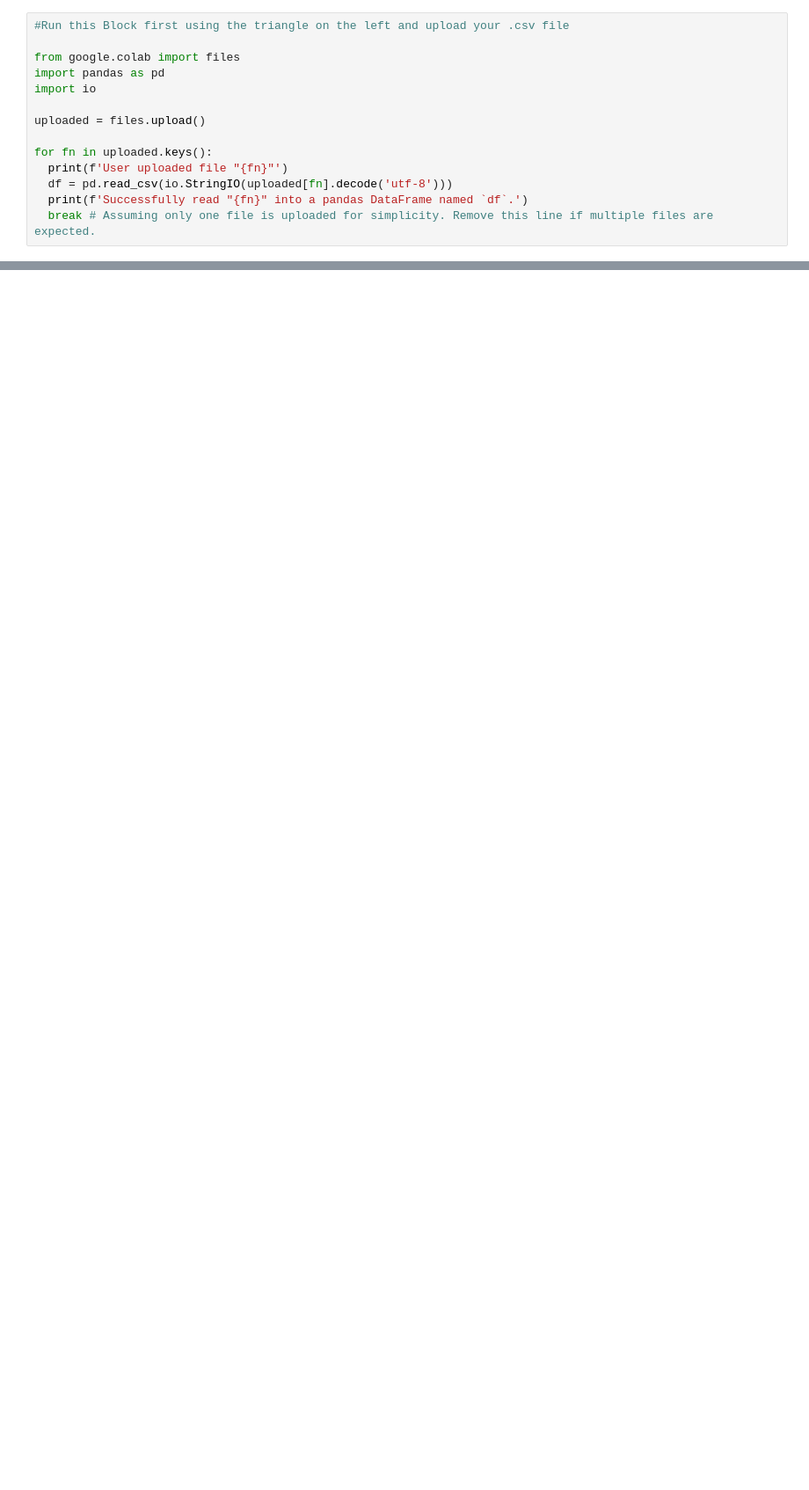
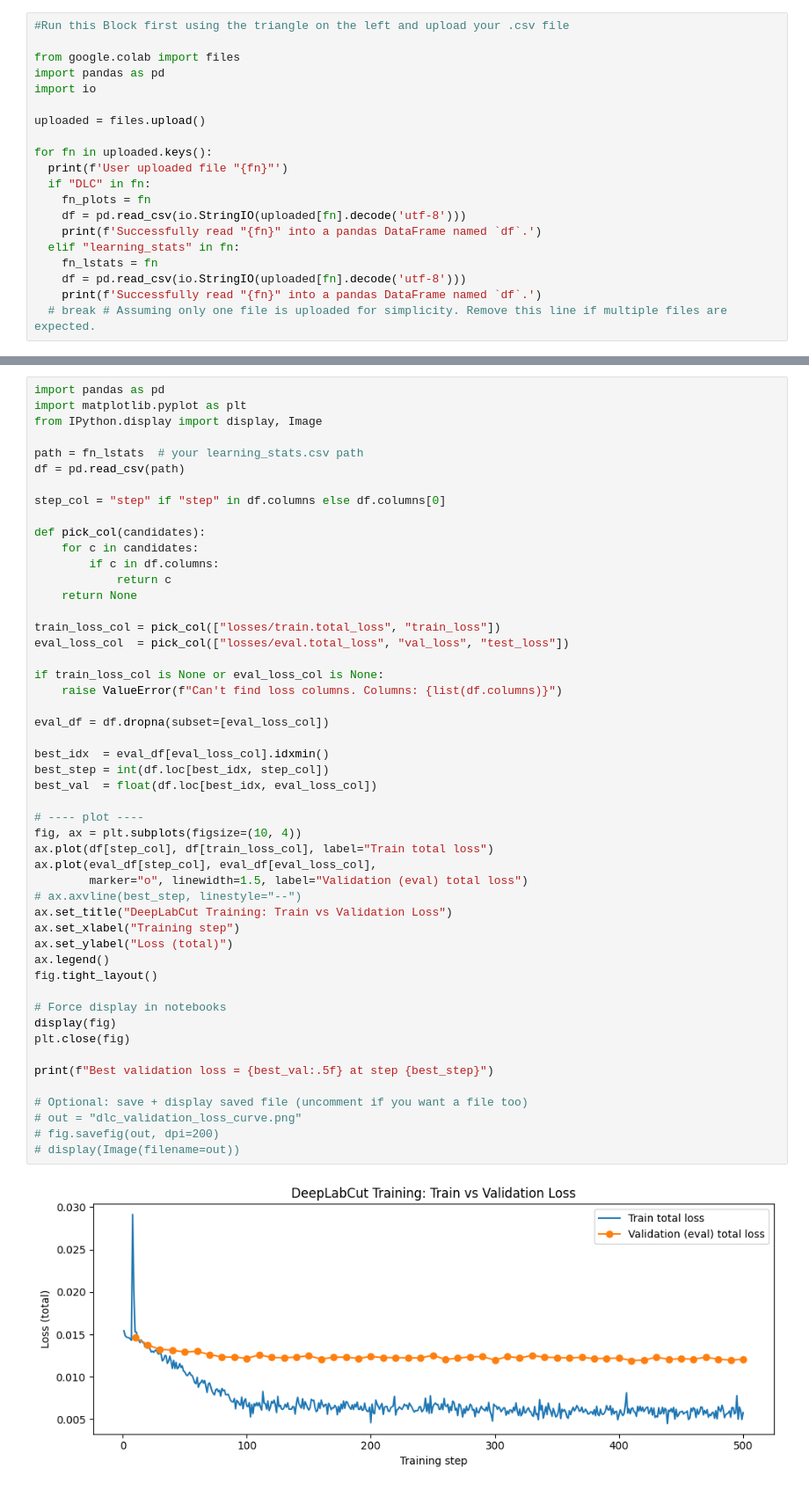
Before and after one commit to mingzapingin/deeplabcut_plot, a Jupyter notebook: deeplabcut_plot.ipynb, the cells around one changed output, grey strips where cells are left out. Shown at 88% size. Cells and saved outputs as stored; diff of their text form; blank space fills up the shorter version.

Commit message:
Add learning stats plot

```diff
--- a/deeplabcut_plot.ipynb
+++ b/deeplabcut_plot.ipynb
@@ -11,6 +11,12 @@ uploaded = files.upload()
 
 for fn in uploaded.keys():
   print(f'User uploaded file "{fn}"')
-  df = pd.read_csv(io.StringIO(uploaded[fn].decode('utf-8')))
-  print(f'Successfully read "{fn}" into a pandas DataFrame named `df`.')
-  break # Assuming only one file is uploaded for simplicity. Remove this line if multiple files are expected.
+  if "DLC" in fn:
+    fn_plots = fn
+    df = pd.read_csv(io.StringIO(uploaded[fn].decode('utf-8')))
+    print(f'Successfully read "{fn}" into a pandas DataFrame named `df`.')
+  elif "learning_stats" in fn:
+    fn_lstats = fn
+    df = pd.read_csv(io.StringIO(uploaded[fn].decode('utf-8')))
+    print(f'Successfully read "{fn}" into a pandas DataFrame named `df`.')
+  # break # Assuming only one file is uploaded for simplicity. Remove this line if multiple files are expected.
@@ -156,0 +180,52 @@ outputs = make_plots(fn, "plots")
+# %%
+import pandas as pd
+import matplotlib.pyplot as plt
+from IPython.display import display, Image
+
+path = fn_lstats  # your learning_stats.csv path
+df = pd.read_csv(path)
+
+step_col = "step" if "step" in df.columns else df.columns[0]
+
+def pick_col(candidates):
+    for c in candidates:
+        if c in df.columns:
+            return c
+    return None
+
+train_loss_col = pick_col(["losses/train.total_loss", "train_loss"])
+eval_loss_col  = pick_col(["losses/eval.total_loss", "val_loss", "test_loss"])
+
+if train_loss_col is None or eval_loss_col is None:
+    raise ValueError(f"Can't find loss columns. Columns: {list(df.columns)}")
+
+eval_df = df.dropna(subset=[eval_loss_col])
+
+best_idx  = eval_df[eval_loss_col].idxmin()
+best_step = int(df.loc[best_idx, step_col])
+best_val  = float(df.loc[best_idx, eval_loss_col])
+
+# ---- plot ----
+fig, ax = plt.subplots(figsize=(10, 4))
+ax.plot(df[step_col], df[train_loss_col], label="Train total loss")
+ax.plot(eval_df[step_col], eval_df[eval_loss_col],
+        marker="o", linewidth=1.5, label="Validation (eval) total loss")
+# ax.axvline(best_step, linestyle="--")
+ax.set_title("DeepLabCut Training: Train vs Validation Loss")
+ax.set_xlabel("Training step")
+ax.set_ylabel("Loss (total)")
+ax.legend()
+fig.tight_layout()
+
+# Force display in notebooks
+display(fig)
+plt.close(fig)
+
+print(f"Best validation loss = {best_val:.5f} at step {best_step}")
+
+# Optional: save + display saved file (uncomment if you want a file too)
+# out = "dlc_validation_loss_curve.png"
+# fig.savefig(out, dpi=200)
+# display(Image(filename=out))
+# %% [output]
+[figure, added]
```
Also changed, not shown: parts of 3 cells of this notebook.
